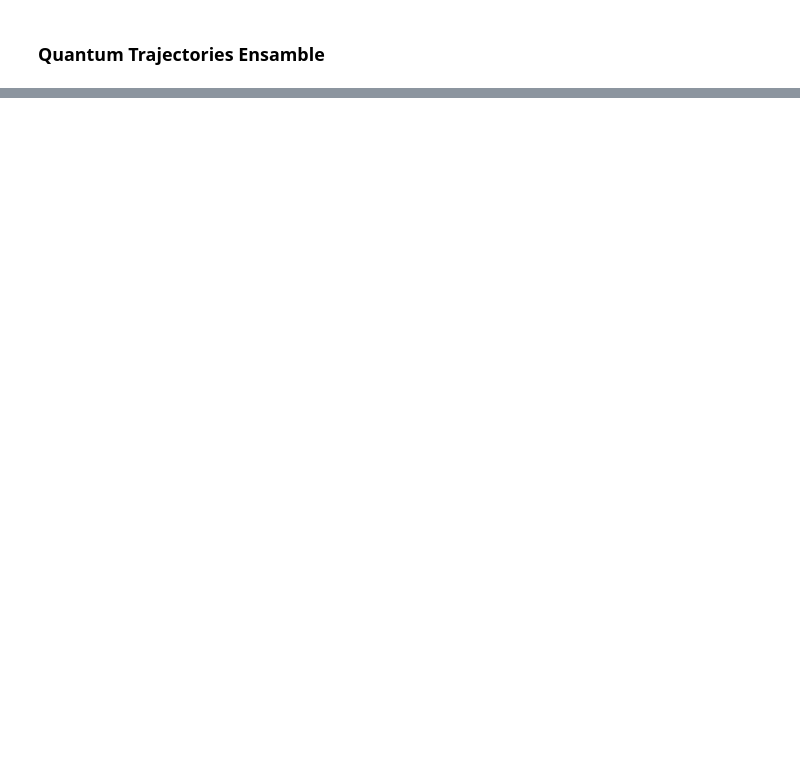
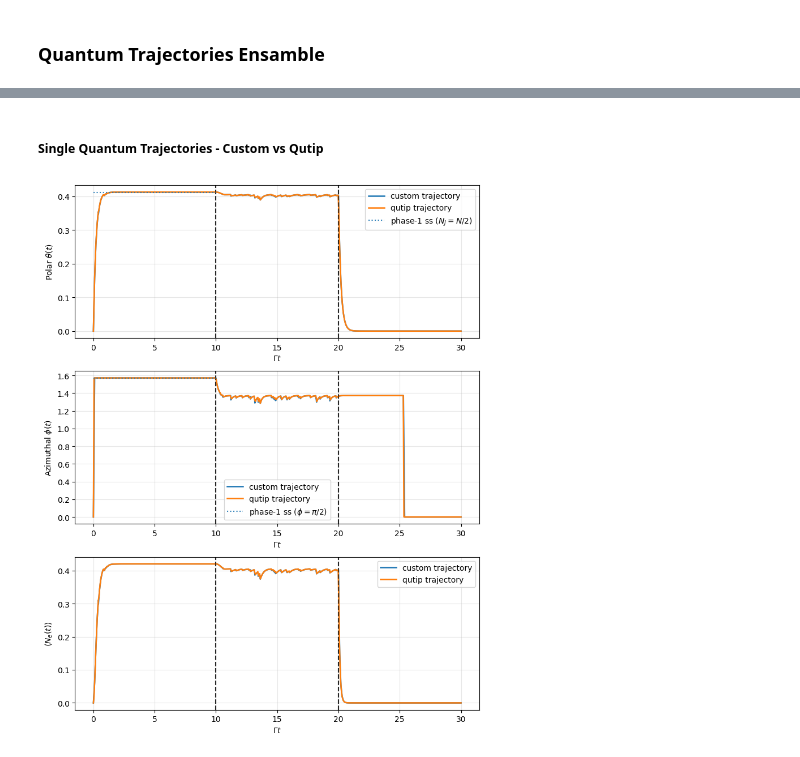
Before and after one commit to AsharKamal98/cavity-OAT, a Jupyter notebook: main.ipynb, the cells around one changed output, grey strips where cells are left out. Cells and saved outputs as stored; diff of their text form; code cells hidden in the pictures; blank space fills up the shorter version.

```diff
--- a/main.ipynb
+++ b/main.ipynb
@@ -152,3 +154,37 @@ if True:
+# %% [markdown]
+##### Single Quantum Trajectories - Custom vs Qutip
+# %%
+output_dir = Path("output")
+output_dir.mkdir(exist_ok=True)
+
+fig, axes = plot_trajectory_angles_and_excitation(
+    obs,
+    phases,
+    label="custom trajectory",
+)
+
+fig, axes = plot_trajectory_angles_and_excitation(
+    obs_qutip,
+    phases,
+    axes=axes,
+    label="qutip trajectory",
+    show_phase1_ss=True,
+    output_path=output_dir / "qutip_vs_custom.png",
+)
+
+
+# Jump times - custom vs Qutip
+traj_jump_times = np.round(np.array(result.jump_times), 4)
+qutip_traj_times = np.round(np.array(qt_sim["result"].col_times[0]), 4)
+
+print("traj_jump_times", traj_jump_times)
+print("qutip_traj_times", qutip_traj_times)
+
+# Which jumps - Qutip
+qutip_traj_jumps = qt_sim["result"].col_which
+print("qutip_traj_jumps", qutip_traj_jumps)
+# %% [output]
+[figure, added]
 # %%
 # from squeezing_parameter import plot_generalized_xi
 
```
Also changed, not shown: parts of 6 cells of this notebook, 8 other files.
